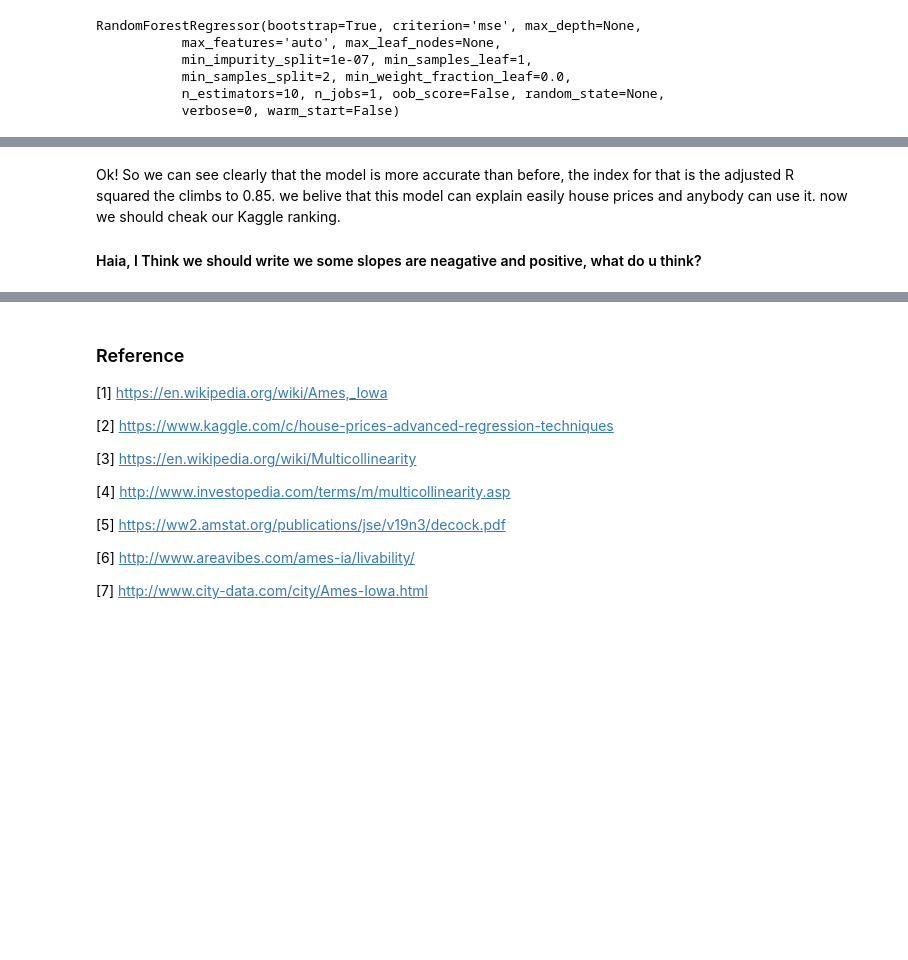
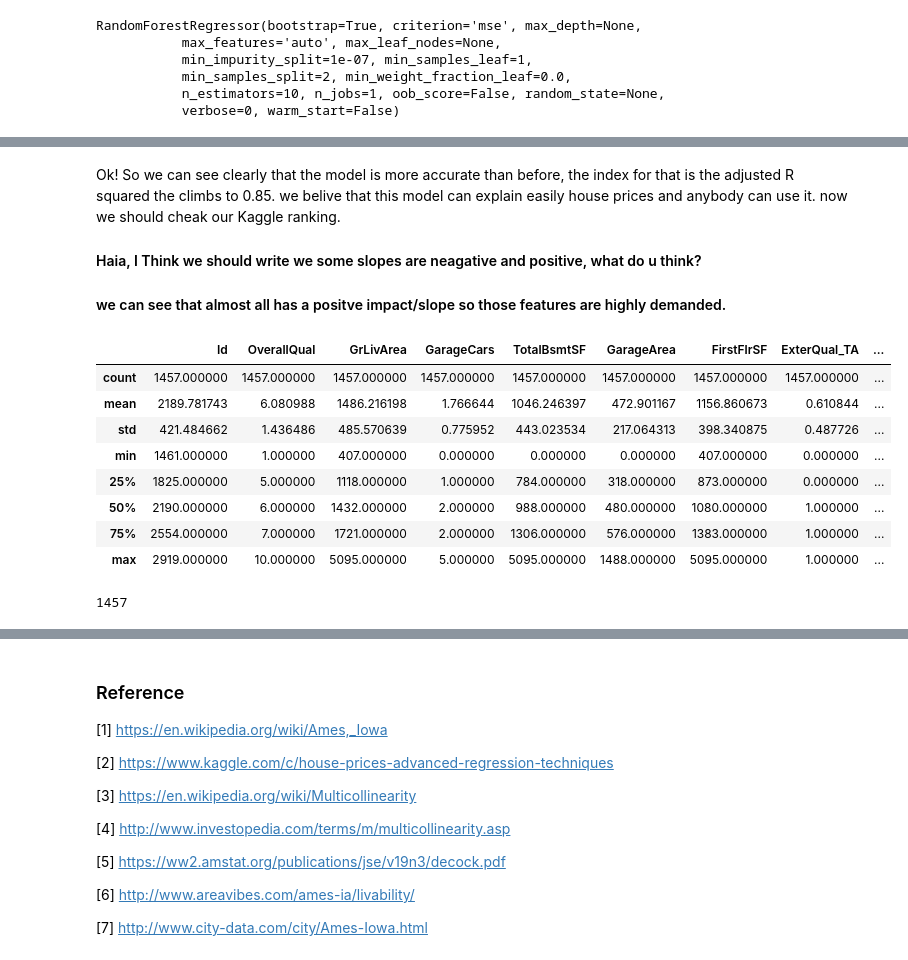
Before and after one commit to HaiaK/Housing, a Jupyter notebook: HousePricing.ipynb, the cells around one changed output, grey strips where cells are left out. Drawn from its saved outputs; the diff is of its cells as text; code cells hidden in the pictures; blank space fills up the shorter version.

```diff
--- a/HousePricing.ipynb
+++ b/HousePricing.ipynb
@@ -713,3 +725,34 @@ Ok! So we can see clearly that the model is more accurate than before, the index
 we belive that this model can explain easily house prices and anybody can use it.
 now we should cheak our Kaggle ranking.
 #### Haia, I Think we should write we some slopes are neagative and positive, what do u think?
+#### we can see that almost all has a positve impact/slope so those features are highly demanded.
+# %%
+Test = pd.read_csv("test.csv")
+
+#generating dummy variables
+categ1 = Test.select_dtypes(include = ["object"])     #sperate to non numeric variables
+numer2 = Test.select_dtypes(exclude = ["object"])     #sperate only to numeric variables
+# %%
+categ1 = pd.get_dummies(categ1)                        #generating dummies for non numeric variables
+# %%
+new_Test = pd.concat([numer2, categ1],axis=1)        #concat the new_train and the dummies to one new dataframe
+# %%
+
+X = new_Test[["Id",'OverallQual', 'GrLivArea', 'GarageCars', 'TotalBsmtSF',
+       'GarageArea', 'FirstFlrSF', 'ExterQual_TA', 'KitchenQual_Ex',
+       'KitchenQual_Gd', 'ExterQual_Ex', 'BldgType_1Fam',
+       'Foundation_PConc', 'HouseStyle_2Story', 'RoofStyle_Hip',
+       'MasVnrType_None']]
+X= X.dropna()
+# %%
+X.describe()
+# %% [output]
+|  | Id | OverallQual | GrLivArea | GarageCars | TotalBsmtSF | GarageArea | FirstFlrSF | ExterQual_TA | ... |
+| count | 1457.000000 | 1457.000000 | 1457.000000 | 1457.000000 | 1457.000000 | 1457.000000 | 1457.000000 | 1457.000000 | ... |
+| mean | 2189.781743 | 6.080988 | 1486.216198 | 1.766644 | 1046.246397 | 472.901167 | 1156.860673 | 0.610844 | ... |
+| std | 421.484662 | 1.436486 | 485.570639 | 0.775952 | 443.023534 | 217.064313 | 398.340875 | 0.487726 | ... |
+| min | 1461.000000 | 1.000000 | 407.000000 | 0.000000 | 0.000000 | 0.000000 | 407.000000 | 0.000000 | ... |
+| 25% | 1825.000000 | 5.000000 | 1118.000000 | 1.000000 | 784.000000 | 318.000000 | 873.000000 | 0.000000 | ... |
+| 50% | 2190.000000 | 6.000000 | 1432.000000 | 2.000000 | 988.000000 | 480.000000 | 1080.000000 | 1.000000 | ... |
+| 75% | 2554.000000 | 7.000000 | 1721.000000 | 2.000000 | 1306.000000 | 576.000000 | 1383.000000 | 1.000000 | ... |
+| max | 2919.000000 | 10.000000 | 5095.000000 | 5.000000 | 5095.000000 | 1488.000000 | 5095.000000 | 1.000000 | ... |
@@ -715,0 +765,4 @@ now we should cheak our Kaggle ranking.
+# %%
+len(Y_pred)
+# %% [output]
+1457
```
Also changed, not shown: parts of 38 cells of this notebook, 1 other file.
